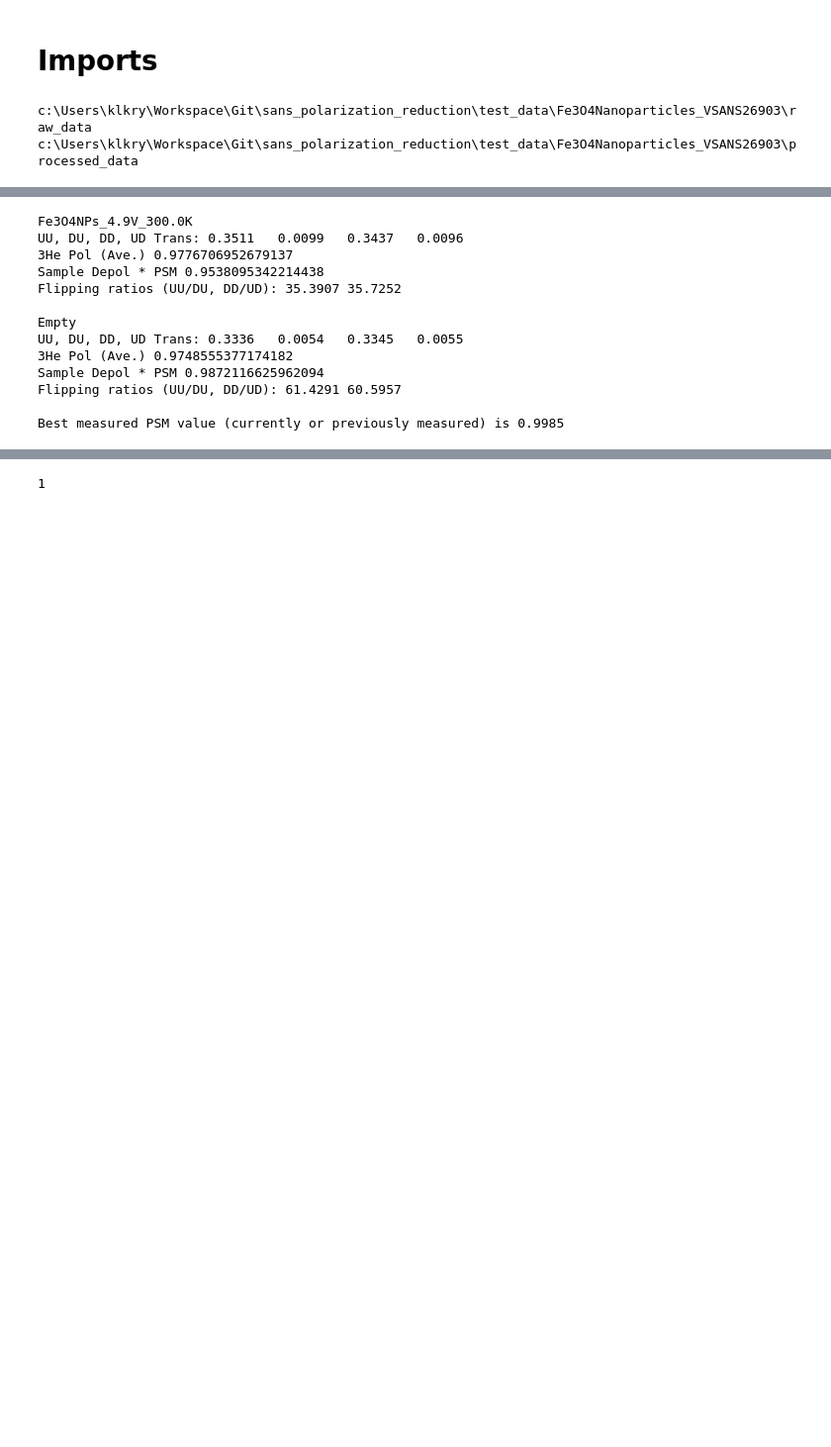
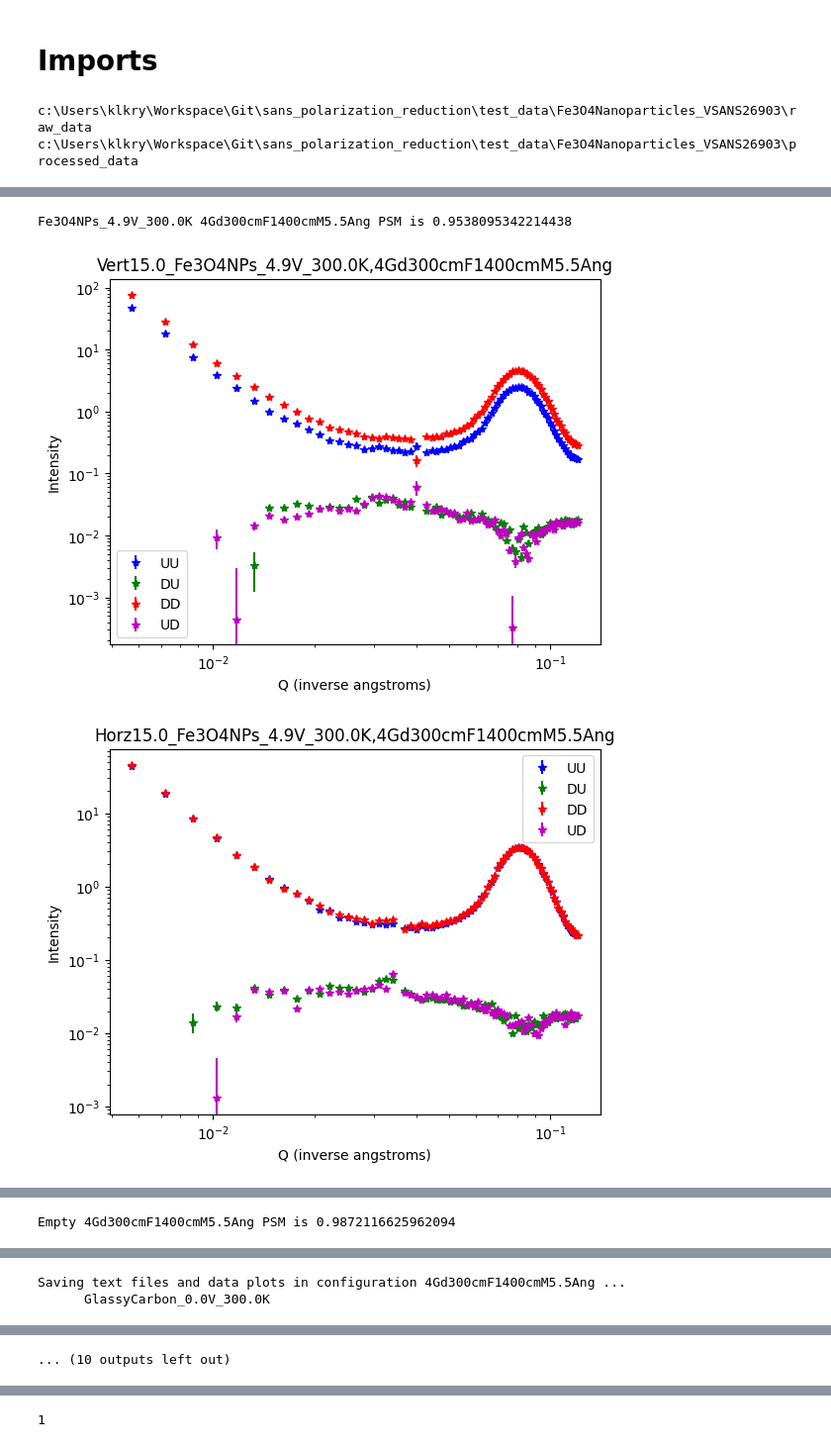
Before and after one commit to kryckets/sans_polarization_reduction, a Jupyter notebook: docs/Reduction.ipynb, the cells around one changed output, grey strips where cells are left out. Shown at 99% size. Saved outputs shown, nothing was run; the diff lists cells and outputs as text; code cells hidden in the pictures; blank space fills up the shorter version.

Commit message:
saving at a good point

```diff
--- a/docs/Reduction.ipynb
+++ b/docs/Reduction.ipynb
@@ -140,0 +233,6 @@ StrucutrallyIsotropic = False #False is the safe bet if you don't know if your s
+# %%
+Results =reduction_pipeline(input_path, save_path, Instrument = "VSANS",
+                        New_HE3_Files = [77070, 77297, 77566],
+                        MuValues = [3.105, 3.374, 3.105],
+                        TeValues = [0.86, 0.86, 0.86],
+                        )
@@ -141,23 +431,6 @@ StrucutrallyIsotropic = False #False is the safe bet if you don't know if your s
 # %%
-#Run this cell to fullt reduce date into images and associated text files (suitable to fitting with SasView)
-
-AllSANS_PolarizationSupermirrorAndFlipper(Pol_TransCatalog, HE3_Cell_Summary, UsePolCorr)
-
-Truest_PSM = vSANS_BestSuperMirrorPolarizationValue(UsePolCorr, PSM_Guess, YesNoBypassBestGuessPSM, Pol_TransCatalog)
-
-vSANS_Record_DataProcessing(Detector_Panels, Instrument, YesNoManualHe3Entry, save_path, Contents, Plex_Name, ScattCatalog, BlockBeamCatalog, TransCatalog, Pol_TransCatalog, HE3_Cell_Summary)
-He3_Evaluation(He3Only_Check, HE3_TransCatalog)
+AllFullPolSlices, AllHalfPolSlices, AllUnpolSlices = polarization_correction_pipeline(Results, YesNoShowPlots = True)
 # %% [output]
-Fe3O4NPs_4.9V_300.0K
-UU, DU, DD, UD Trans: 0.3511   0.0099   0.3437   0.0096
-3He Pol (Ave.) 0.9776706952679137
-Sample Depol * PSM 0.9538095342214438
-Flipping ratios (UU/DU, DD/UD): 35.3907 35.7252
-
-Empty
-UU, DU, DD, UD Trans: 0.3336   0.0054   0.3345   0.0055
-3He Pol (Ave.) 0.9748555377174182
-Sample Depol * PSM 0.9872116625962094
-Flipping ratios (UU/DU, DD/UD): 61.4291 60.5957
-
-Best measured PSM value (currently or previously measured) is 0.9985
+Fe3O4NPs_4.9V_300.0K 4Gd300cmF1400cmM5.5Ang PSM is 0.9538095342214438
+[figure, added]
+[figure, added]
@@ -163,0 +439 @@ Best measured PSM value (currently or previously measured) is 0.9985
+Empty 4Gd300cmF1400cmM5.5Ang PSM is 0.9872116625962094
@@ -163,0 +444,2 @@ Best measured PSM value (currently or previously measured) is 0.9985
+Saving text files and data plots in configuration 4Gd300cmF1400cmM5.5Ang ...
+      GlassyCarbon_0.0V_300.0K
@@ -163,0 +447 @@ Best measured PSM value (currently or previously measured) is 0.9985
+... (10 outputs left out)
```
Also changed, not shown: parts of 14 cells of this notebook, 27 other files.
